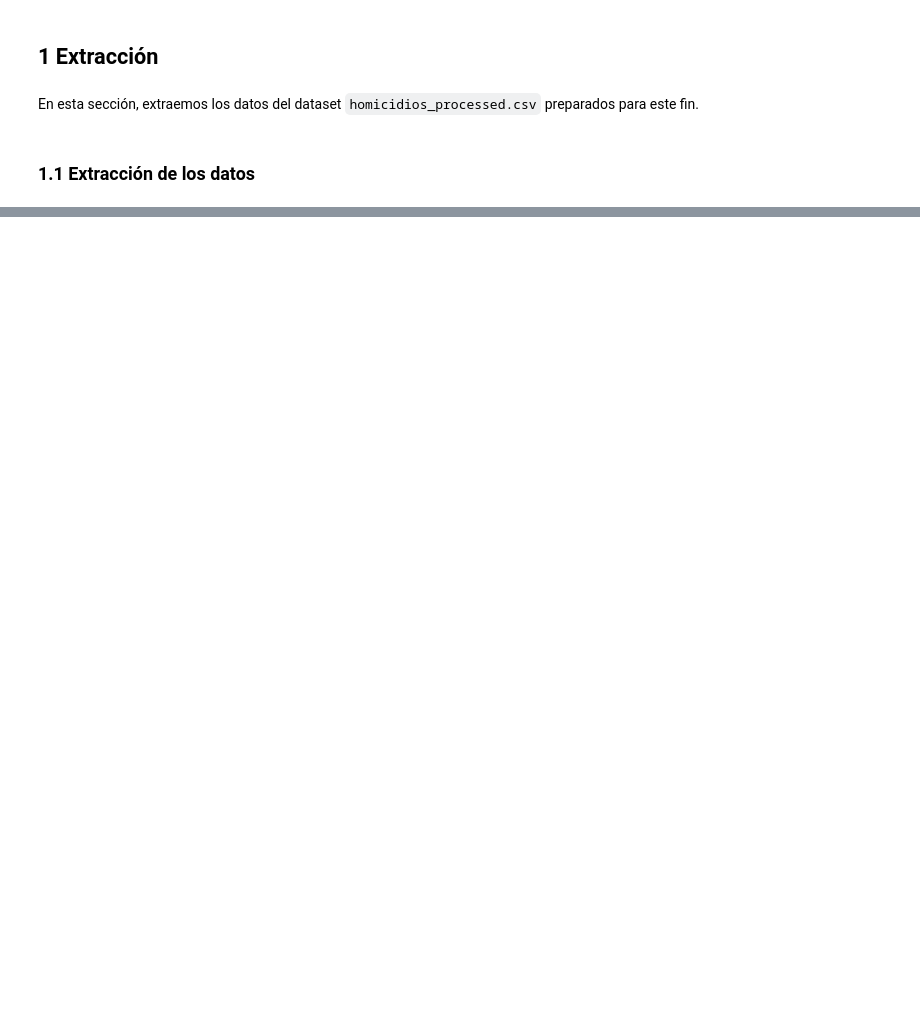
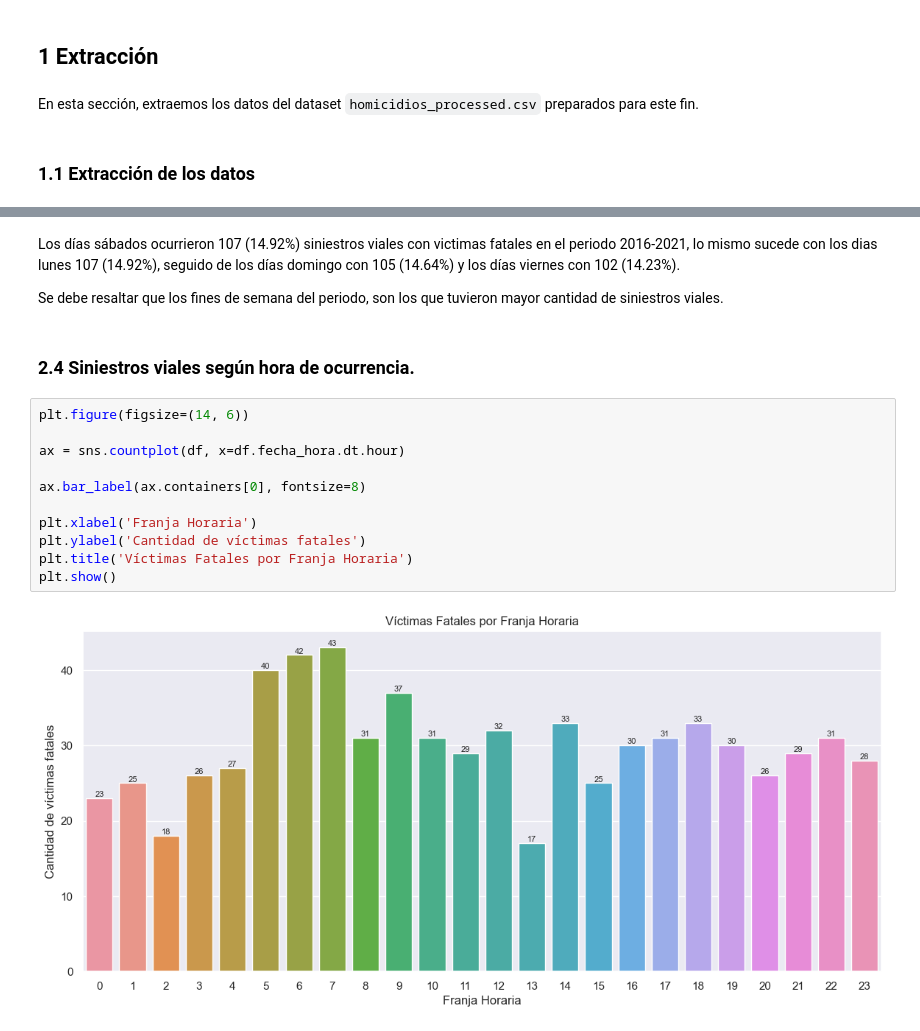
Before and after one commit to FreddyPinto/road-crashes-dataviz, a Jupyter notebook: notebooks/2.0-fp-eda.ipynb, the cells around one changed output, grey strips where cells are left out. Saved outputs shown, nothing was run; the diff lists cells and outputs as text; blank space fills up the shorter version.

```diff
--- a/notebooks/2.0-fp-eda.ipynb
+++ b/notebooks/2.0-fp-eda.ipynb
@@ -52,0 +138,19 @@ df
+# %% [markdown]
+Los días sábados ocurrieron 107 (14.92%) siniestros viales con victimas fatales en el periodo 2016-2021, lo mismo sucede con los dias lunes 107 (14.92%), seguido de los días domingo con 105 (14.64%) y los días viernes con 102 (14.23%).
+
+Se debe resaltar que los fines de semana del periodo, son los que tuvieron mayor cantidad de siniestros viales.
+# %% [markdown]
+### 2.4 Siniestros viales según hora de ocurrencia.
+# %%
+plt.figure(figsize=(14, 6))
+
+ax = sns.countplot(df, x=df.fecha_hora.dt.hour)
+
+ax.bar_label(ax.containers[0], fontsize=8)
+
+plt.xlabel('Franja Horaria')
+plt.ylabel('Cantidad de víctimas fatales')
+plt.title('Víctimas Fatales por Franja Horaria')
+plt.show()
+# %% [output]
+[figure, added]
```
Also changed, not shown: parts of 60 cells of this notebook.
